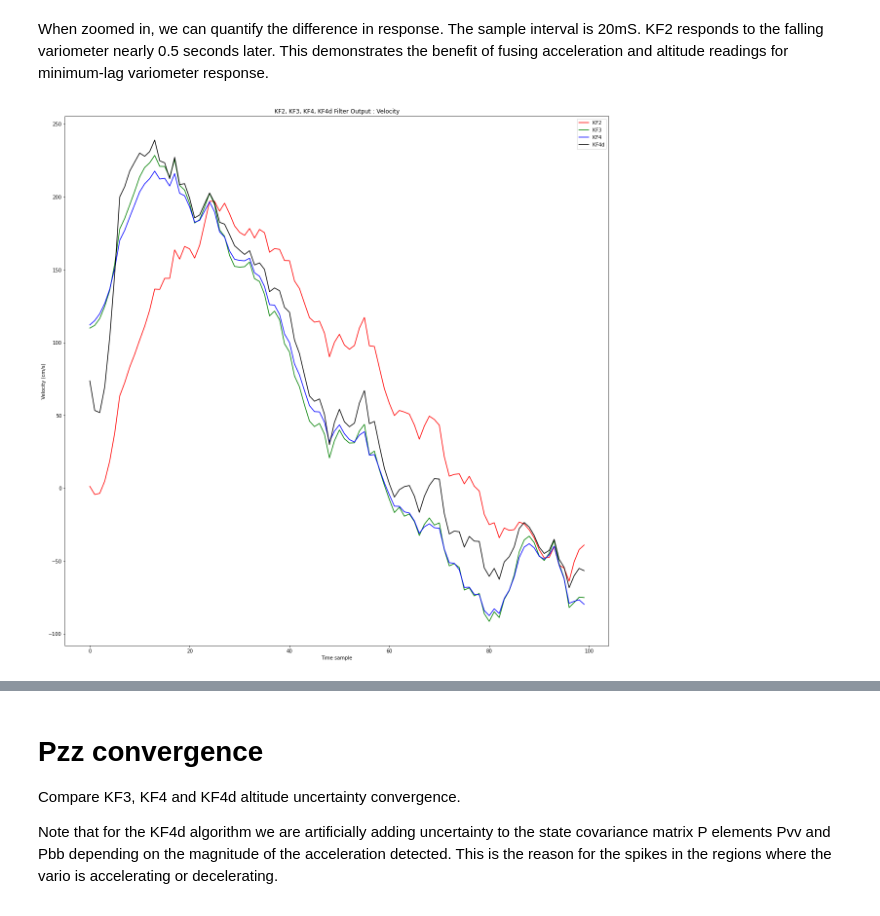
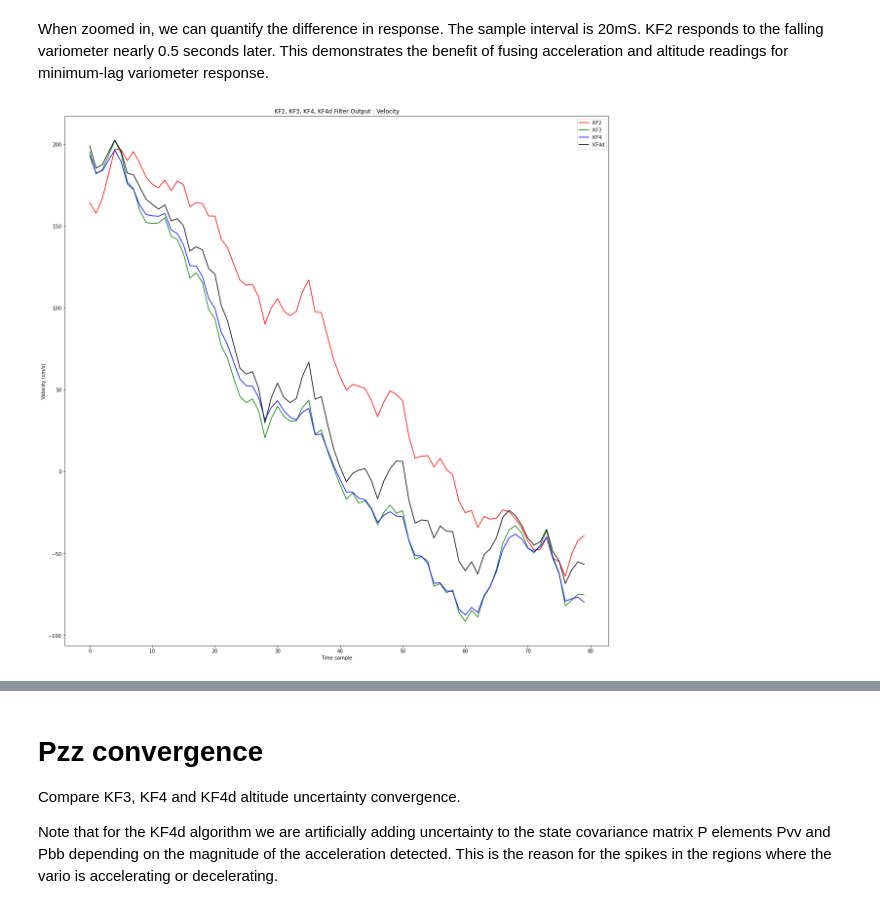
Before and after one commit to har-in-air/ESP32_IMU_BARO_GPS_VARIO, a Jupyter notebook: offline/compare_kf2_kf3_kf4.ipynb, the cells around one changed output, grey strips where cells are left out. Saved outputs shown, nothing was run; the diff lists cells and outputs as text; code cells hidden in the pictures.

```diff
--- a/offline/compare_kf2_kf3_kf4.ipynb
+++ b/offline/compare_kf2_kf3_kf4.ipynb
@@ -158,15 +161,15 @@ plt.show()
 # %% [markdown]
 When zoomed in, we can quantify the difference in response. The sample interval is 20mS. KF2 responds to the falling variometer nearly 0.5 seconds later. This demonstrates the benefit of fusing acceleration and altitude readings for minimum-lag variometer response.
 # %%
-plt.plot(v_kf2[300:400], color='red', label='KF2')
-plt.plot(v_kf3[300:400], color='green', label='KF3')
-plt.plot(v_kf4[300:400], color='blue', label='KF4')
-plt.plot(v_kf4_d[300:400], color='black', label='KF4d')
+plt.plot(v_kf2[320:400], color='red', label='KF2')
+plt.plot(v_kf3[320:400], color='green', label='KF3')
+plt.plot(v_kf4[320:400], color='blue', label='KF4')
+plt.plot(v_kf4_d[320:400], color='black', label='KF4d')
 plt.title('KF2, KF3, KF4, KF4d Filter Output : Velocity')
 plt.xlabel('Time sample')
 plt.ylabel('Velocity (cm/s)')
 plt.legend()
 plt.show()
 # %% [output]
-[figure, old version]
+[figure, new version]
 # %% [markdown]
```
Also changed, not shown: parts of 12 cells of this notebook.
